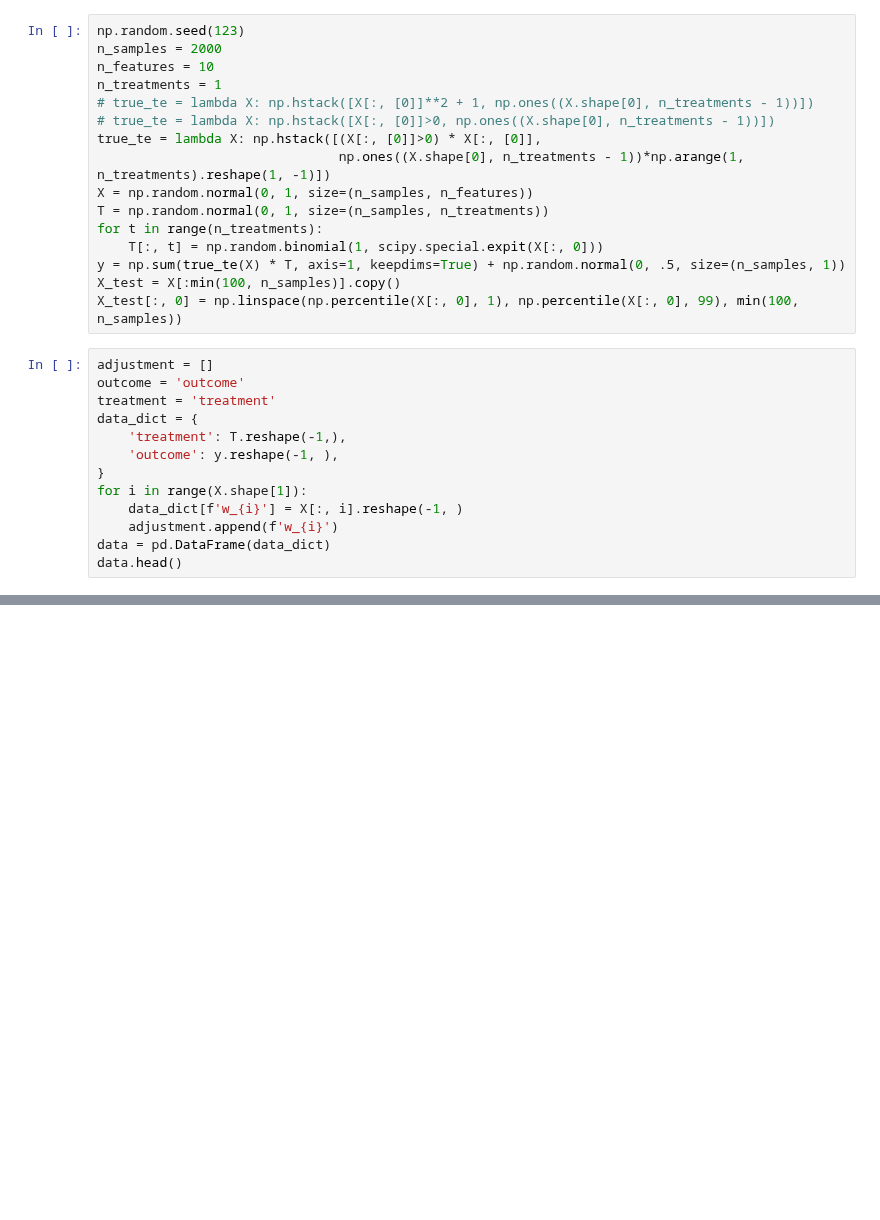
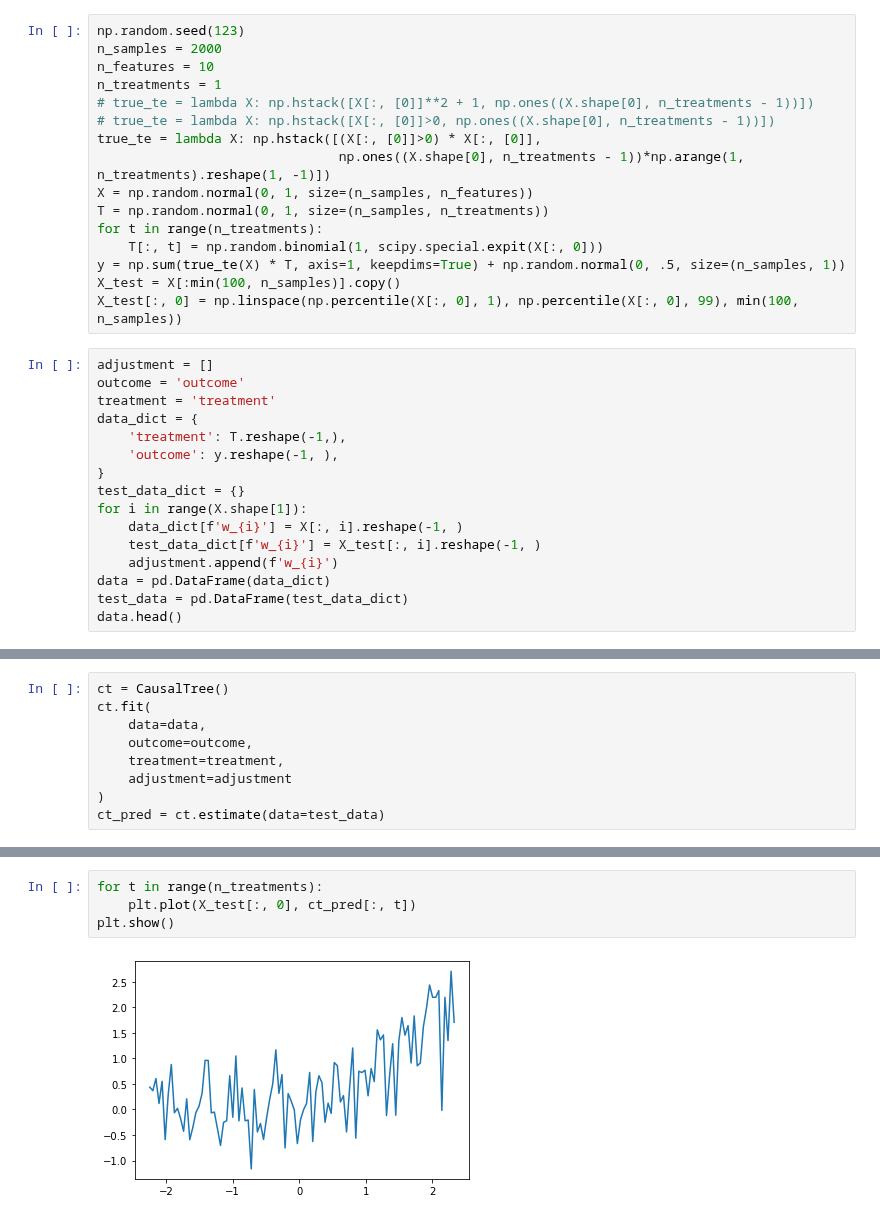
Before and after one commit to DataCanvasIO/YLearn, a Jupyter notebook: test_causal_tree.ipynb, the cells around one changed output, grey strips where cells are left out. Saved outputs shown, nothing was run; the diff lists cells and outputs as text; blank space fills up the shorter version.

Commit message:
temp modifications of causal tree

```diff
--- a/test_causal_tree.ipynb
+++ b/test_causal_tree.ipynb
@@ -30,10 +32,13 @@ data_dict = {
     'treatment': T.reshape(-1,),
     'outcome': y.reshape(-1, ),
 }
+test_data_dict = {}
 for i in range(X.shape[1]):
     data_dict[f'w_{i}'] = X[:, i].reshape(-1, )
+    test_data_dict[f'w_{i}'] = X_test[:, i].reshape(-1, )
     adjustment.append(f'w_{i}')
 data = pd.DataFrame(data_dict)
+test_data = pd.DataFrame(test_data_dict)
 data.head()
 # %% [output]
 |  | treatment | outcome | w_0 | w_1 | w_2 | w_3 | w_4 | w_5 | w_6 | w_7 | w_8 | ... |
@@ -44,0 +56,9 @@ data.head()
+# %%
+ct = CausalTree()
+ct.fit(
+    data=data,
+    outcome=outcome,
+    treatment=treatment,
+    adjustment=adjustment
+)
+ct_pred = ct.estimate(data=test_data)
@@ -44,0 +77,6 @@ data.head()
+# %%
+for t in range(n_treatments):
+    plt.plot(X_test[:, 0], ct_pred[:, t])
+plt.show()
+# %% [output]
+[figure, added]
```
Also changed, not shown: parts of 12 cells of this notebook, 4 other files.
